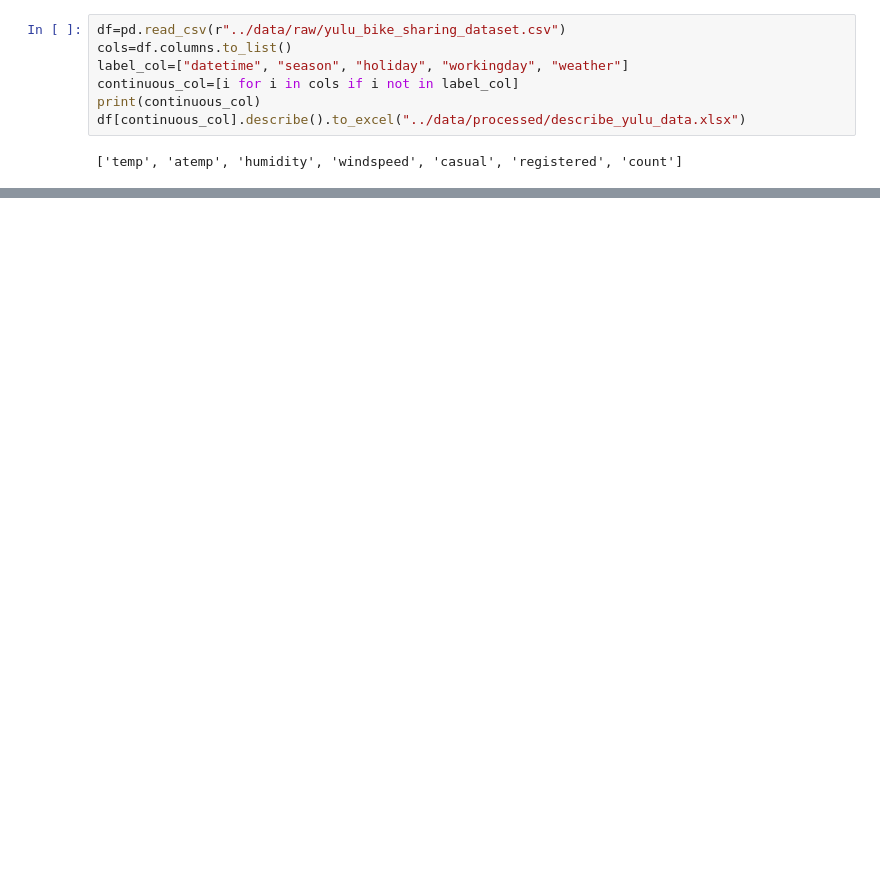
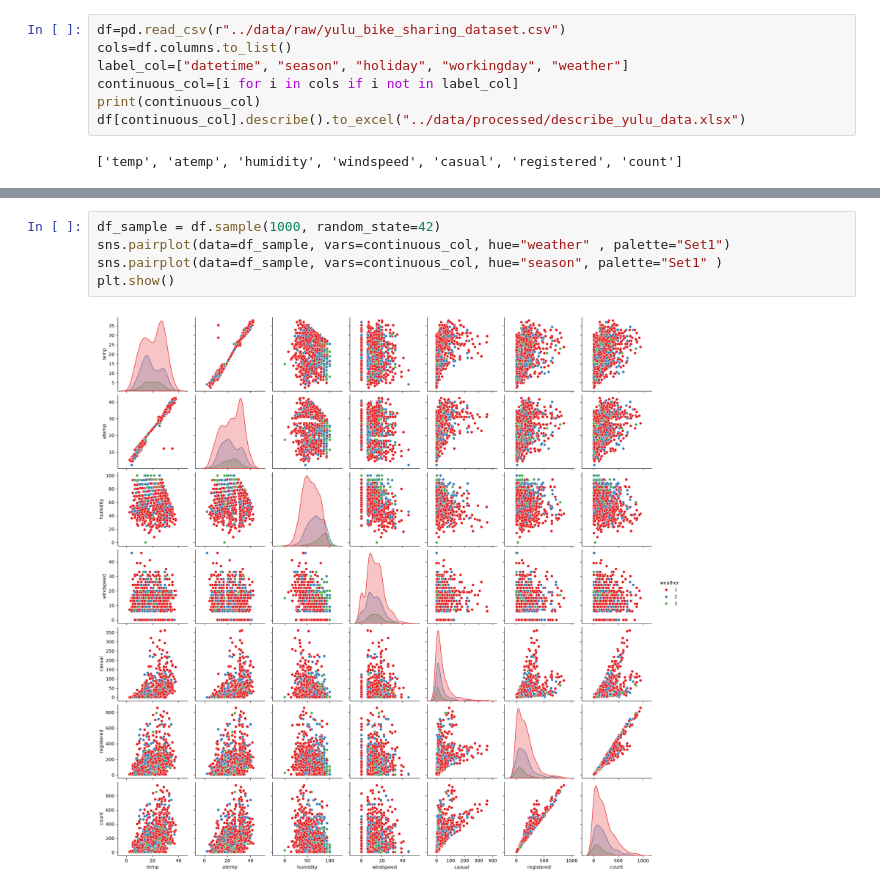
Before and after one commit to huubangdoan/yulu-demand-analysis, a Jupyter notebook: script/Eda.ipynb, the cells around one changed output, grey strips where cells are left out. Cells and saved outputs as stored; diff of their text form; blank space fills up the shorter version.

```diff
--- a/script/Eda.ipynb
+++ b/script/Eda.ipynb
@@ -30,0 +53,7 @@ plt.show()
+# %%
+df_sample = df.sample(1000, random_state=42)
+sns.pairplot(data=df_sample, vars=continuous_col, hue="weather" , palette="Set1")
+sns.pairplot(data=df_sample, vars=continuous_col, hue="season", palette="Set1" )
+plt.show()
+# %% [output]
+[figure, added]
```
Also changed, not shown: parts of 7 cells of this notebook, 10 other files.
